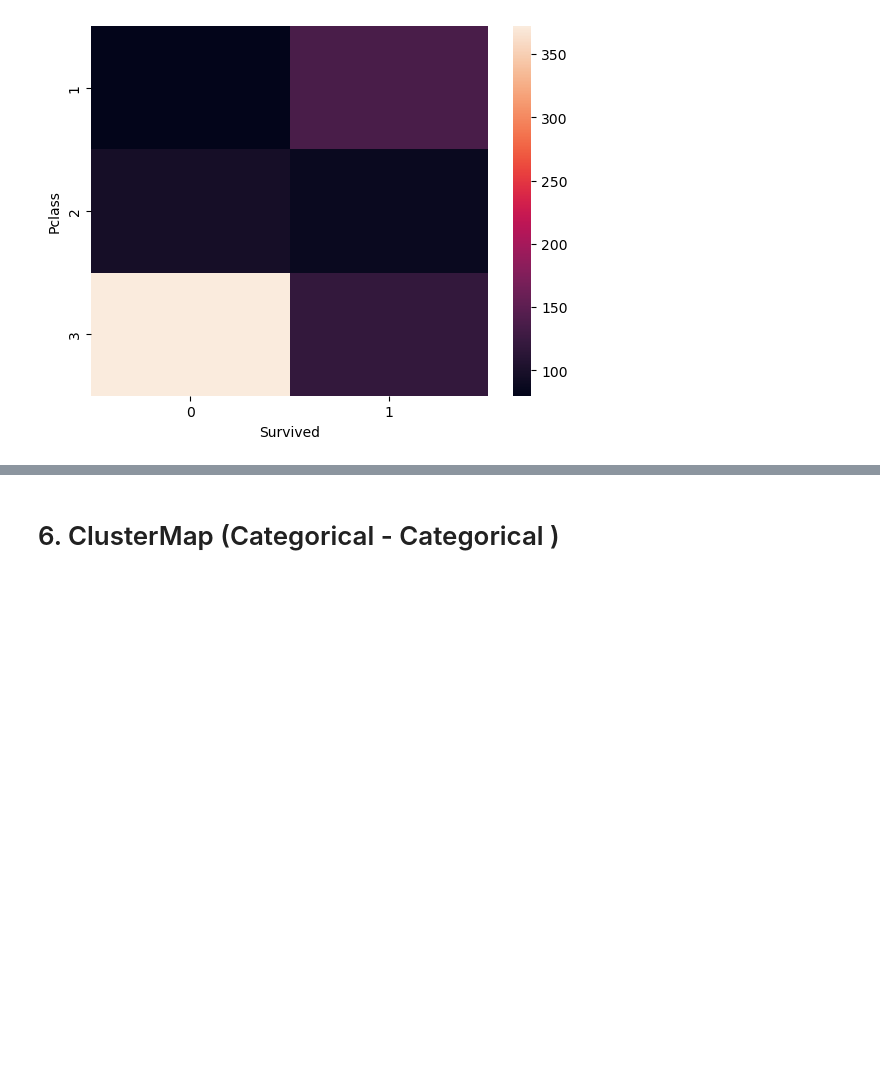
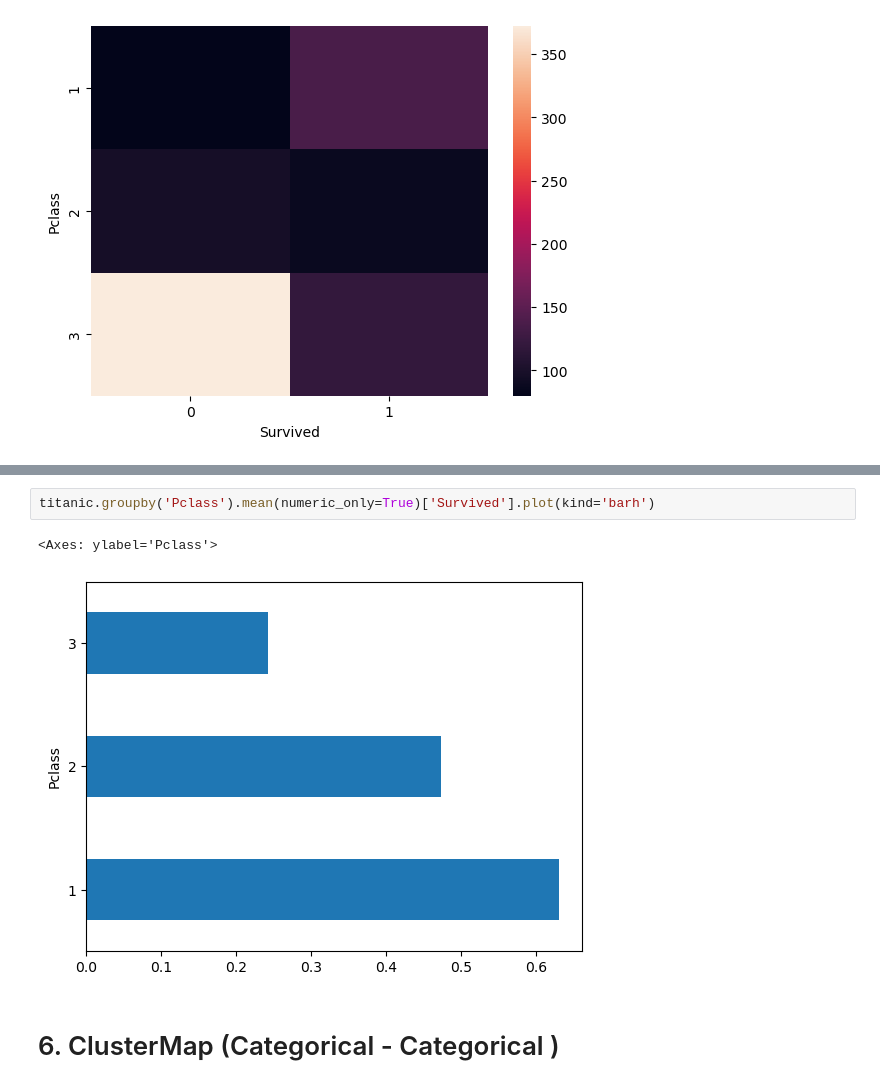
Before and after one commit to Foolmannn/ml-learnings, a Jupyter notebook: 4UnderstandingData/bivariate_multivariate_analysis.ipynb, the cells around one changed output, grey strips where cells are left out. Saved outputs shown, nothing was run; the diff lists cells and outputs as text; blank space fills up the shorter version.

```diff
--- a/4UnderstandingData/bivariate_multivariate_analysis.ipynb
+++ b/4UnderstandingData/bivariate_multivariate_analysis.ipynb
@@ -108,3 +156,8 @@ titanic.groupby(by='Survived',as_index=False)
+# %%
+titanic.groupby('Pclass').mean(numeric_only=True)['Survived'].plot(kind='barh')
+# %% [output]
+<Axes: ylabel='Pclass'>
+[figure, added]
 # %% [markdown]
 # 6. ClusterMap (Categorical - Categorical )
 # %%
```
Also changed, not shown: parts of 13 cells of this notebook.
